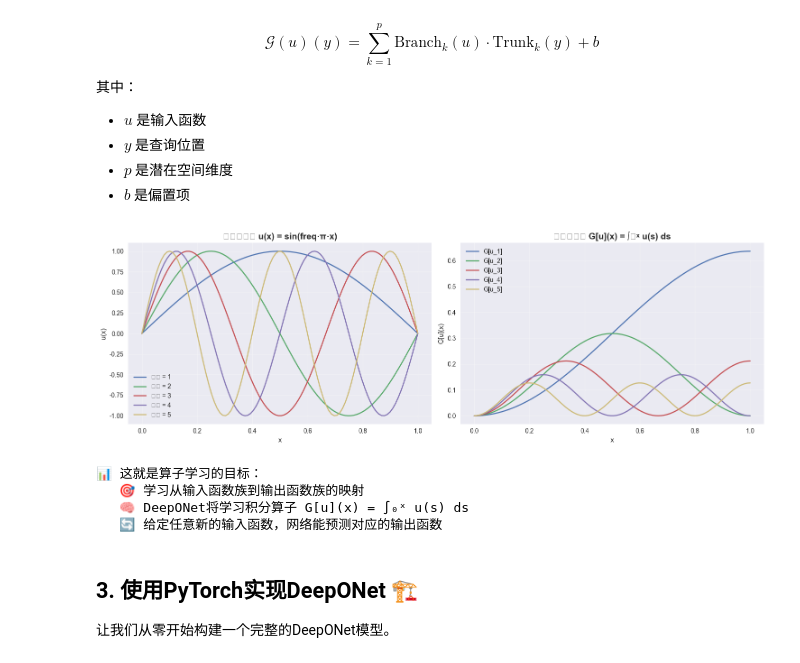
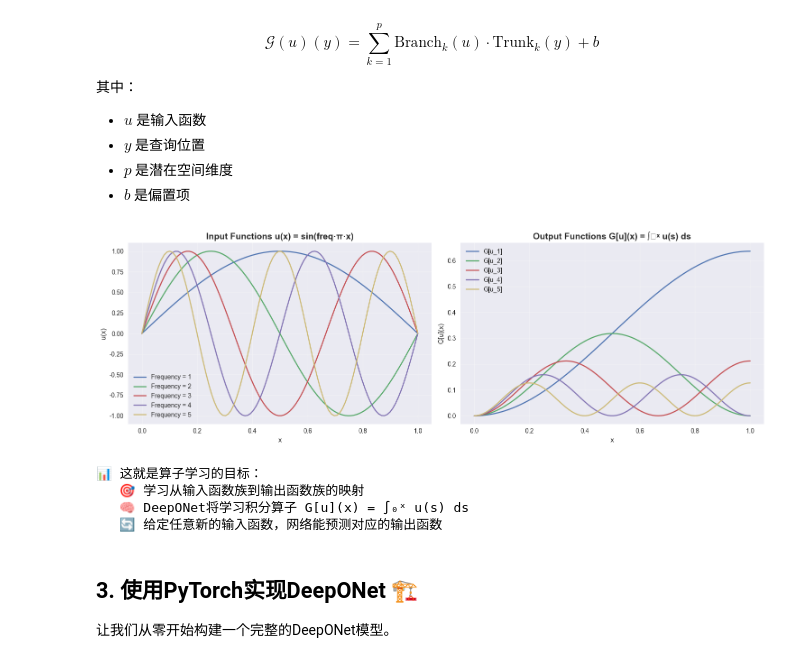
Before and after one commit to Michael-Jackson666/AI4CFD, a Jupyter notebook: DeepONet/tutorial/operator_learning_torch.ipynb, the cells around one changed output. Saved outputs shown, nothing was run; the diff lists cells and outputs as text; code cells hidden in the pictures.

```diff
--- a/DeepONet/tutorial/operator_learning_torch.ipynb
+++ b/DeepONet/tutorial/operator_learning_torch.ipynb
@@ -97,37 +97,37 @@ def demonstrate_operator_concept():
         output_functions.append(G_u)
 
     # 可视化
     fig, (ax1, ax2) = plt.subplots(1, 2, figsize=(15, 5))
 
     # 输入函数族
     for i, u in enumerate(input_functions):
-        ax1.plot(x, u, label=f'频率 = {i+1}')
-    ax1.set_title('输入函数族 u(x) = sin(freq·π·x)', fontsize=14, fontweight='bold')
+        ax1.plot(x, u, label=f'Frequency = {i+1}')
+    ax1.set_title('Input Functions u(x) = sin(freq·π·x)', fontsize=14, fontweight='bold')
     ax1.set_xlabel('x')
     ax1.set_ylabel('u(x)')
     ax1.legend()
     ax1.grid(True, alpha=0.3)
 
     # 输出函数族（积分算子的结果）
     for i, G_u in enumerate(output_functions):
         ax2.plot(x, G_u, label=f'G[u_{i+1}]')
-    ax2.set_title('输出函数族 G[u](x) = ∫₀ˣ u(s) ds', fontsize=14, fontweight='bold')
+    ax2.set_title('Output Functions G[u](x) = ∫₀ˣ u(s) ds', fontsize=14, fontweight='bold')
     ax2.set_xlabel('x')
     ax2.set_ylabel('G[u](x)')
     ax2.legend()
     ax2.grid(True, alpha=0.3)
 
     plt.tight_layout()
     plt.show()
 
     print("📊 这就是算子学习的目标：")
     print("   🎯 学习从输入函数族到输出函数族的映射")
     print("   🧠 DeepONet将学习积分算子 G[u](x) = ∫₀ˣ u(s) ds")
     print("   🔄 给定任意新的输入函数，网络能预测对应的输出函数")
 
 demonstrate_operator_concept()
 # %% [output]
-[figure, old version]
+[figure, new version]
 📊 这就是算子学习的目标：
    🎯 学习从输入函数族到输出函数族的映射
    🧠 DeepONet将学习积分算子 G[u](x) = ∫₀ˣ u(s) ds
```
Also changed, not shown: parts of 4 cells of this notebook, 1 other file.
